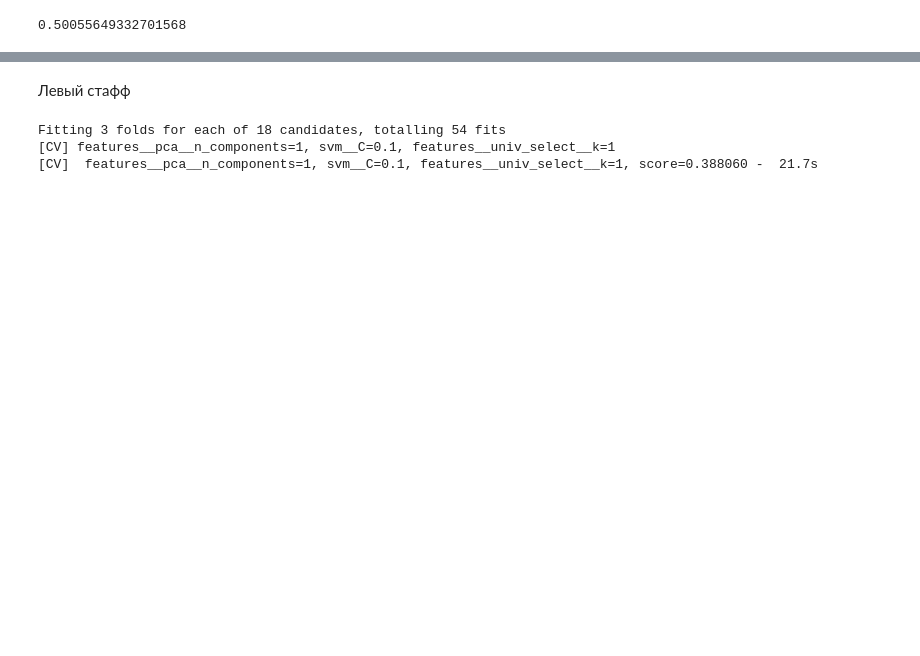
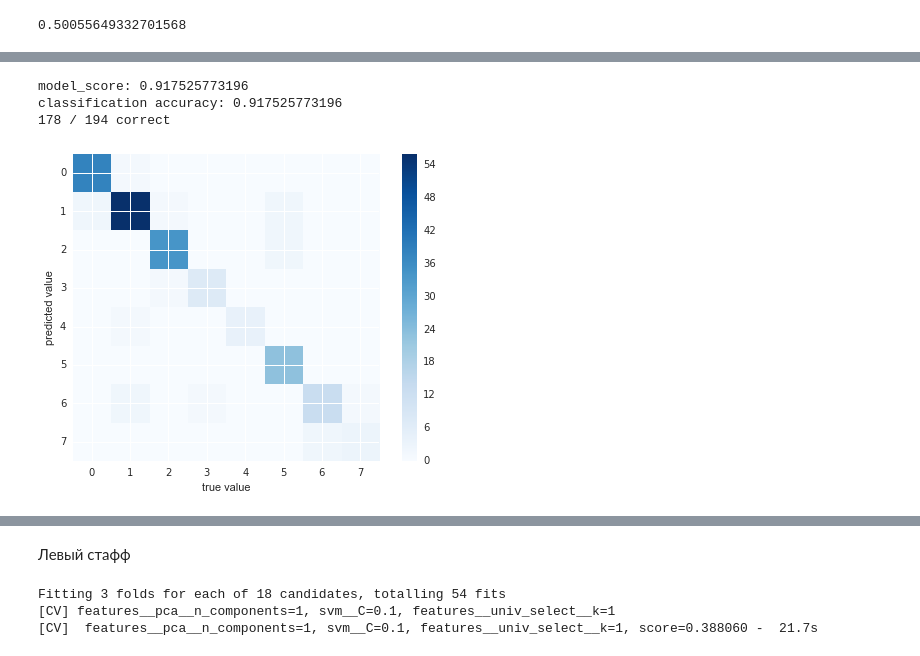
Before and after one commit to NonaryR/Flag_res, a Jupyter notebook: Flag_research.ipynb, the cells around one changed output, grey strips where cells are left out. Cells and saved outputs as stored; diff of their text form; code cells hidden in the pictures; blank space fills up the shorter version.

```diff
--- a/Flag_research.ipynb
+++ b/Flag_research.ipynb
@@ -340,0 +317,12 @@ classification accuracy: 0.938144329897
+# %%
+from sklearn import metrics
+from sklearn.ensemble import RandomForestClassifier
+# fit a CART model to the data
+model_forest = DecisionTreeClassifier()
+model_forest.fit(X_train, y_train)
+print(model_forest)
+# make predictions
+expected_forest = y
+predicted_forest = model_forest.predict(X)
+# summarize the fit of the model
+print(metrics.classification_report(expected_forest, predicted_forest))
@@ -340,0 +346,10 @@ classification accuracy: 0.938144329897
+# %%
+print "model_score:", model_forest.score(X, y)
+print "classification accuracy:", metrics.accuracy_score(predicted_forest, expected_forest)
+plot_confusion_matrix(predicted_forest, expected_forest)
+print("{0} / {1} correct".format(np.sum(expected_forest == predicted_forest), len(expected_forest)))
+# %% [output]
+model_score: 0.917525773196
+classification accuracy: 0.917525773196
+178 / 194 correct
+[figure, added]
```
Also changed, not shown: parts of 19 cells of this notebook.
